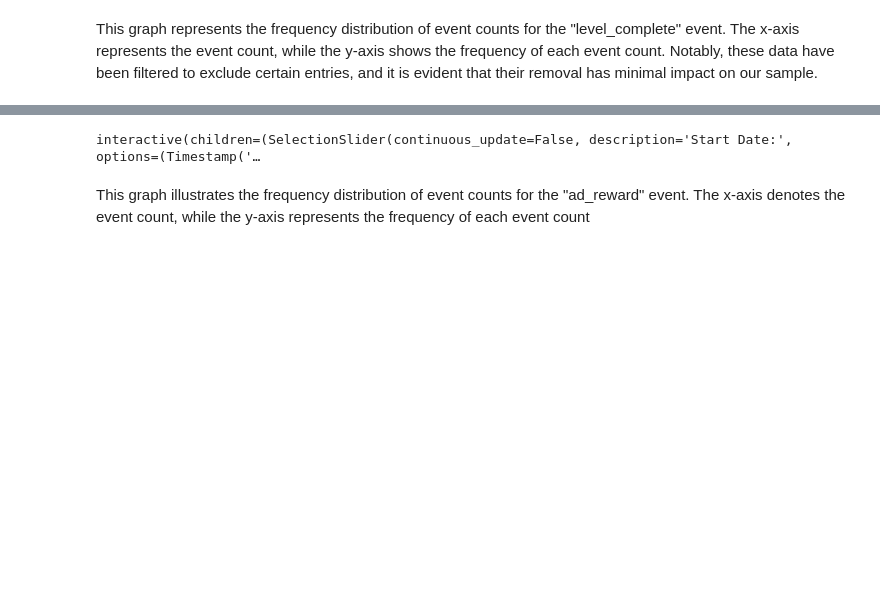
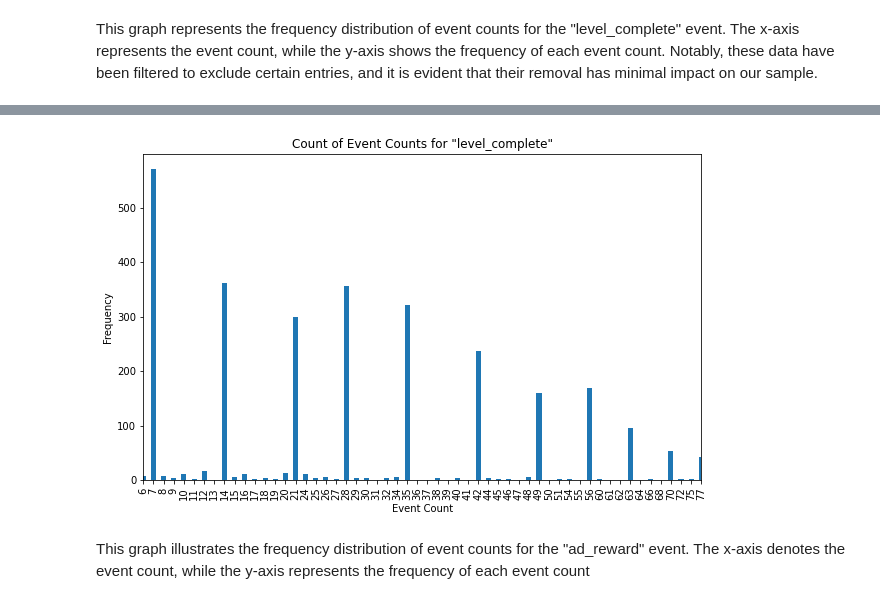
Before and after one commit to Zavadskiy/test_analyst, a Jupyter notebook: test_task_analyst.ipynb, the cells around one changed output, grey strips where cells are left out. Drawn from its saved outputs; the diff is of its cells as text; code cells hidden in the pictures; blank space fills up the shorter version.

```diff
--- a/test_task_analyst.ipynb
+++ b/test_task_analyst.ipynb
@@ -234,32 +218,17 @@ interactive(children=(SelectionSlider(continuous_update=False, description='Star
 # %% [markdown]
 This graph represents the frequency distribution of event counts for the "level_complete" event. The x-axis represents the event count, while the y-axis shows the frequency of each event count. Notably, these data have been filtered to exclude certain entries, and it is evident that their removal has minimal impact on our sample.
 # %%
-date_start_slider = widgets.SelectionSlider(
-    options=pd.to_datetime(df_filterd['first_created_at']).sort_values().unique(),
-    description='Start Date:',
-    continuous_update=False
-)
+filtered_data = df_filterd[df_filterd['event_name'] == 'level_complete']['event_n']
 
-date_end_slider = widgets.SelectionSlider(
-    options=pd.to_datetime(df_filterd['first_created_at']).sort_values().unique(),
-    description='End Date:',
-    continuous_update=False
-)
+event_counts = filtered_data.value_counts().sort_index()
 
-def plot_event_counts(start_date, end_date):
-    filtered_data = df_filterd[(df_filterd['event_name'] == 'level_complete') &
-                               (df_filterd['first_created_at'] >= start_date) &
-                               (df_filterd['first_created_at'] <= end_date)]['event_n']
-    event_counts = filtered_data.value_counts().sort_index()
+plt.figure(figsize=(10, 6))
+event_counts.plot(kind='bar')
+plt.title('Count of Event Counts for "level_complete"')
+plt.xlabel('Event Count')
+plt.ylabel('Frequency')
 
-    plt.figure(figsize=(10, 6))
-    event_counts.plot(kind='bar')
-    plt.title('Count of Event Counts for "level_complete"')
-    plt.xlabel('Event Count')
-    plt.ylabel('Frequency')
-    plt.xlim(5, 60)
-    plt.show()
+plt.xlim(5, 60)
 
-display(date_start_slider, date_end_slider)
-widgets.interactive(plot_event_counts, start_date=date_start_slider, end_date=date_end_slider)
+plt.show()
 # %% [output]
@@ -268,4 +235,4 @@ SelectionSlider(continuous_update=False, description='End Date:', options=(Times
-interactive(children=(SelectionSlider(continuous_update=False, description='Start Date:', options=(Timestamp('…
+[figure, added]
 # %% [markdown]
 This graph illustrates the frequency distribution of event counts for the "ad_reward" event. The x-axis denotes the event count, while the y-axis represents the frequency of each event count
 # %%
```
Also changed, not shown: parts of 18 cells of this notebook.
